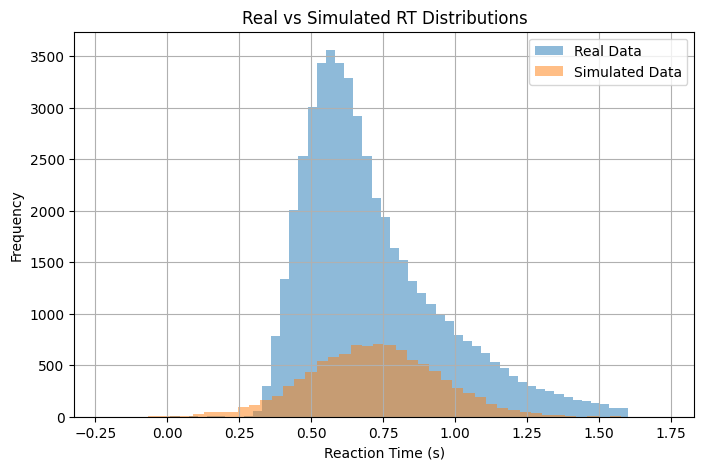
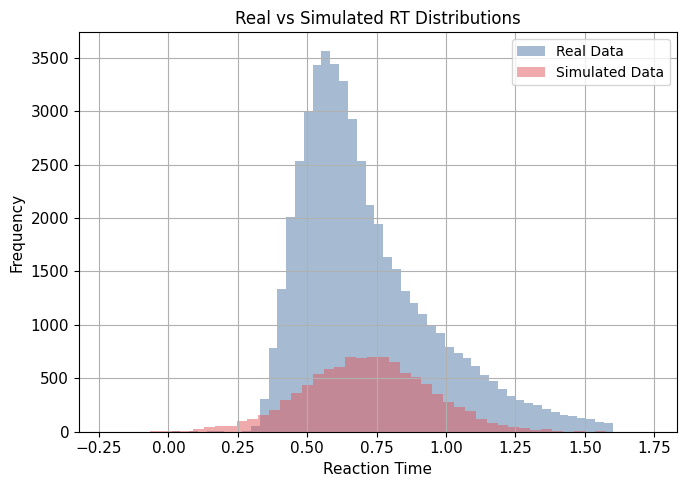
The notebook cell's code change between the first figure and the second:
--- before
+++ after
@@ -1,9 +1,10 @@
 # Creating distribution figure.
 
-plt.figure(figsize=(8, 5))
+plt.figure()
 
 df["RT"].hist(
     bins=50,
     alpha=0.5,
+    color=palette["real"],
     label="Real Data"
 )
@@ -12,8 +13,9 @@
     bins=50,
     alpha=0.5,
+    color=palette["simulated"],
     label="Simulated Data"
 )
 
-plt.xlabel("Reaction Time (s)")
+plt.xlabel("Reaction Time")
 plt.ylabel("Frequency")
 plt.title("Real vs Simulated RT Distributions")
@@ -21,10 +23,6 @@
 plt.legend()
 
-# Save comparison figure.
-
-plt.savefig(
-    r"F:\doc-hub\education\psychology\projects\research\stroop-interference\figures\model-vs-data.png",
-    bbox_inches="tight"
-)
+plt.savefig(r"F:\doc-hub\education\psychology\projects\research\stroop-interference\figures\model-vs-data.png")
+plt.savefig(r"F:\doc-hub\education\psychology\projects\research\stroop-interference\figures\model-vs-data.pdf")
 
 plt.show()

Commit: Standardize figures and export analysis results